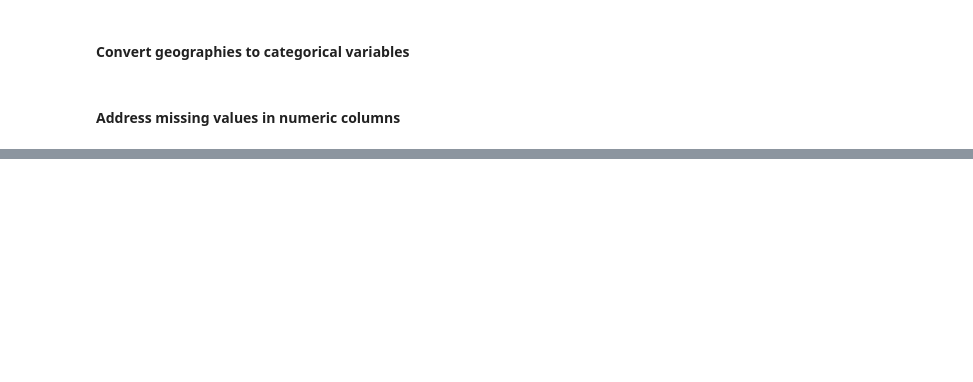
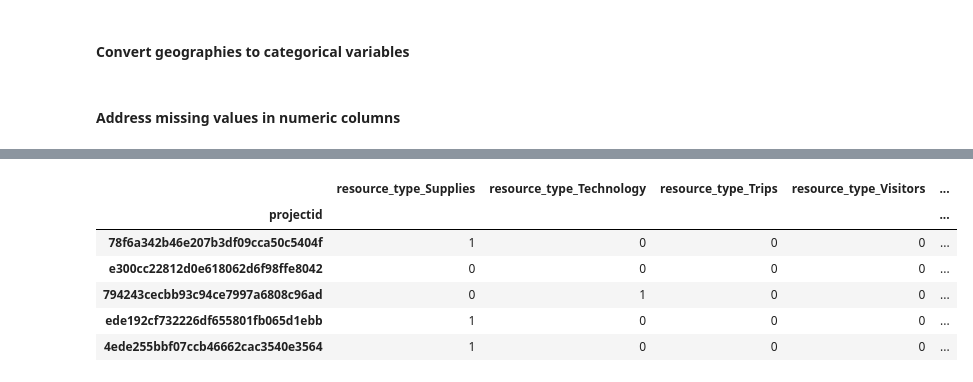
Before and after one commit to anmolchaturvedi/predicting_excitement, a Jupyter notebook: donors_choose.ipynb, the cells around one changed output, grey strips where cells are left out. Saved outputs shown, nothing was run; the diff lists cells and outputs as text; code cells hidden in the pictures; blank space fills up the shorter version.

```diff
--- a/donors_choose.ipynb
+++ b/donors_choose.ipynb
@@ -338,4 +413,14 @@ manip_df.columns
+# %%
+for col in manip_df:
+    if manip_df[col].dtype == 'uint8':
+        manip_df[col] = manip_df[col].astype('int')
 # %% [markdown]
 ### Split Train and Test Sets
 # %%
-all_sets = ml.create_expanding_splits(manip_df, total_periods = 36, dates = 'date_posted', train_period_base = 12, test_period_size = 3, period = 'month', defined_start = '2011-01-01')
+all_sets = ml.create_expanding_splits(manip_df,
+                                      total_periods = 36,
+                                      dates = 'date_posted',
+                                      train_period_base = 12,
+                                      test_period_size = 3,
+                                      period = 'month',
+                                      defined_start = '2011-01-01')
@@ -395,2 +662,2 @@ def dummies_tt_timeporal(train_test_tuples, replace):
 # %%
-fg_sets = ml.dummies_tt_timeporal(fg_sets, replace = ['students_reached_bin', 'total_price_excluding_optional_support_bin', 'total_price_including_optional_support_bin'])
+fg_sets = ml.dummies_tt_timeporal(all_sets, replace = ['students_reached_bin', 'total_price_excluding_optional_support_bin', 'total_price_including_optional_support_bin'])
@@ -437 +822,3 @@ param_dict1 = {"Logistic Regression":{'penalty': ['l1'], 'C': [0.01], 'random_st
+# %%
+select_int_features = ["resource_type_Supplies", "resource_type_Technology", "resource_type_Trips", "resource_type_Visitors", "resource_type_nan", "poverty_level_high poverty", "poverty_level_highest poverty"]
 # %%
@@ -456,0 +970,11 @@ metrics_df
+# %%
+x_train = fg_sets[0][0][select_int_features]
+x_train.head()
+# %% [output]
+|  | resource_type_Supplies | resource_type_Technology | resource_type_Trips | resource_type_Visitors | ... |
+| projectid |  |  |  |  | ... |
+| 78f6a342b46e207b3df09cca50c5404f | 1 | 0 | 0 | 0 | ... |
+| e300cc22812d0e618062d6f98ffe8042 | 0 | 0 | 0 | 0 | ... |
+| 794243cecbb93c94ce7997a6808c96ad | 0 | 1 | 0 | 0 | ... |
+| ede192cf732226df655801fb065d1ebb | 1 | 0 | 0 | 0 | ... |
+| 4ede255bbf07ccb46662cac3540e3564 | 1 | 0 | 0 | 0 | ... |
```
Also changed, not shown: parts of 74 cells of this notebook, 3 other files.
